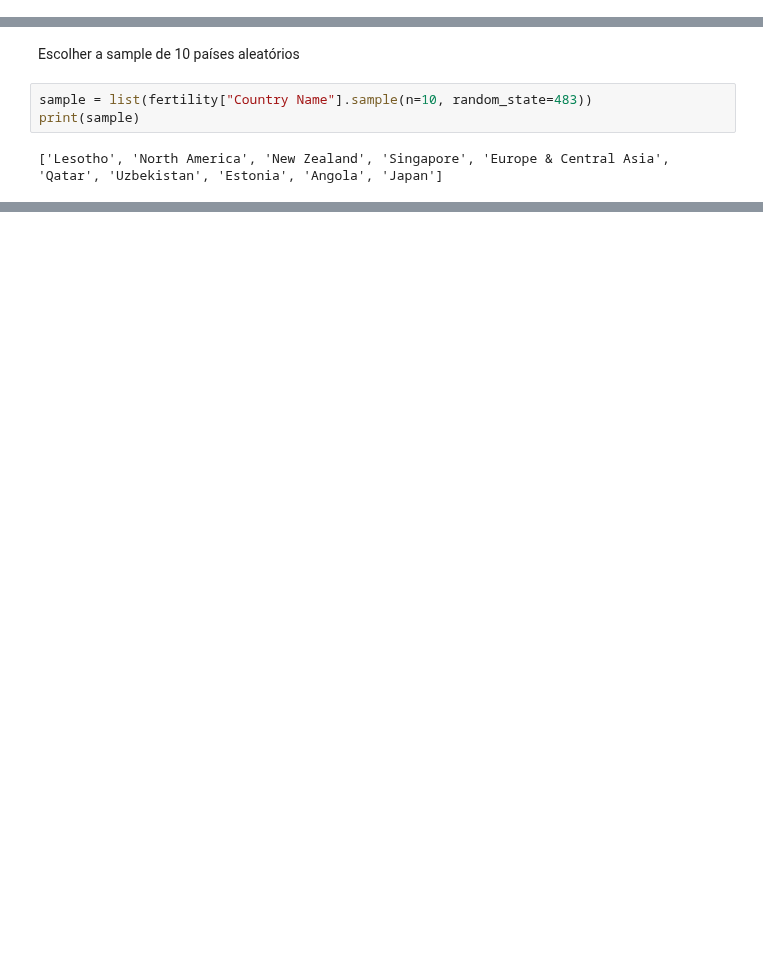
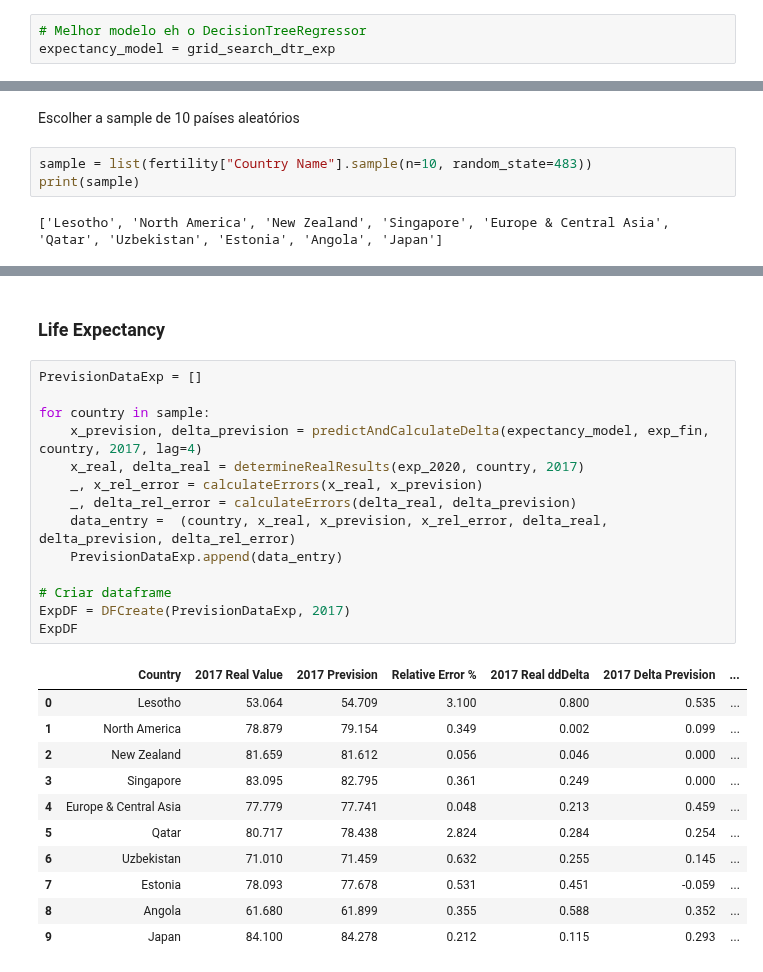
Before and after one commit to Singularitty/AAAssignments, a Jupyter notebook: Projeto/Projeto_AA.ipynb, the cells around one changed output, grey strips where cells are left out. Cells and saved outputs as stored; diff of their text form; blank space fills up the shorter version.

```diff
--- a/Projeto/Projeto_AA.ipynb
+++ b/Projeto/Projeto_AA.ipynb
@@ -128,0 +347,3 @@ exp_2020 = indexing(expectancy_2020, 1960)
+# %%
+# Melhor modelo eh o DecisionTreeRegressor
+expectancy_model = grid_search_dtr_exp
@@ -341,0 +415,28 @@ Error:   Absolute = 0.07    Relative = 0.00083
+# %% [markdown]
+### Life Expectancy
+# %%
+PrevisionDataExp = []
+
+for country in sample:
+    x_prevision, delta_prevision = predictAndCalculateDelta(expectancy_model, exp_fin, country, 2017, lag=4)
+    x_real, delta_real = determineRealResults(exp_2020, country, 2017)
+    _, x_rel_error = calculateErrors(x_real, x_prevision)
+    _, delta_rel_error = calculateErrors(delta_real, delta_prevision)
+    data_entry =  (country, x_real, x_prevision, x_rel_error, delta_real, delta_prevision, delta_rel_error)
+    PrevisionDataExp.append(data_entry)
+
+# Criar dataframe
+ExpDF = DFCreate(PrevisionDataExp, 2017)
+ExpDF
+# %% [output]
+|  | Country | 2017 Real Value | 2017 Prevision | Relative Error % | 2017 Real ddDelta | 2017 Delta Prevision | ... |
+| 0 | Lesotho | 53.064 | 54.709 | 3.100 | 0.800 | 0.535 | ... |
+| 1 | North America | 78.879 | 79.154 | 0.349 | 0.002 | 0.099 | ... |
+| 2 | New Zealand | 81.659 | 81.612 | 0.056 | 0.046 | 0.000 | ... |
+| 3 | Singapore | 83.095 | 82.795 | 0.361 | 0.249 | 0.000 | ... |
+| 4 | Europe & Central Asia | 77.779 | 77.741 | 0.048 | 0.213 | 0.459 | ... |
+| 5 | Qatar | 80.717 | 78.438 | 2.824 | 0.284 | 0.254 | ... |
+| 6 | Uzbekistan | 71.010 | 71.459 | 0.632 | 0.255 | 0.145 | ... |
+| 7 | Estonia | 78.093 | 77.678 | 0.531 | 0.451 | -0.059 | ... |
+| 8 | Angola | 61.680 | 61.899 | 0.355 | 0.588 | 0.352 | ... |
+| 9 | Japan | 84.100 | 84.278 | 0.212 | 0.115 | 0.293 | ... |
```
Also changed, not shown: parts of 36 cells of this notebook.
